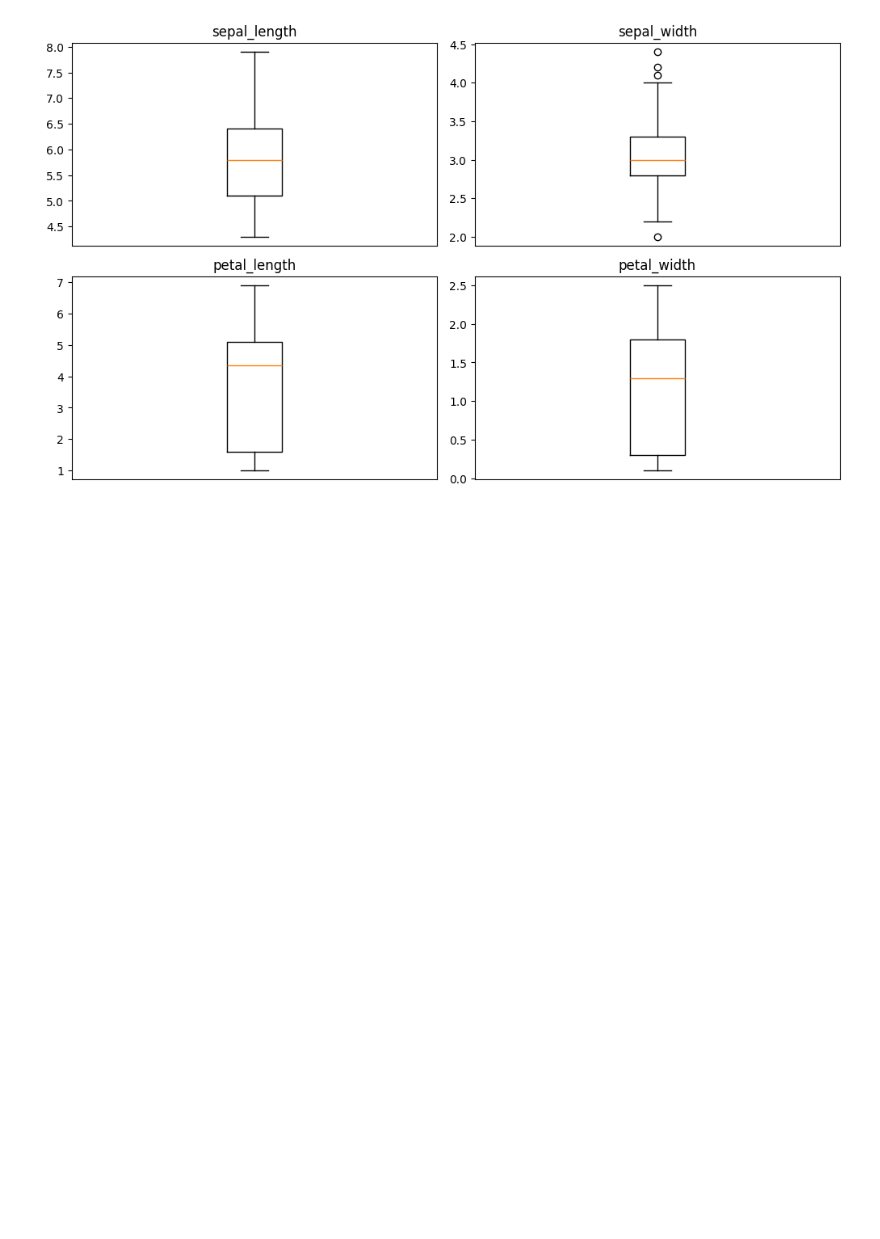
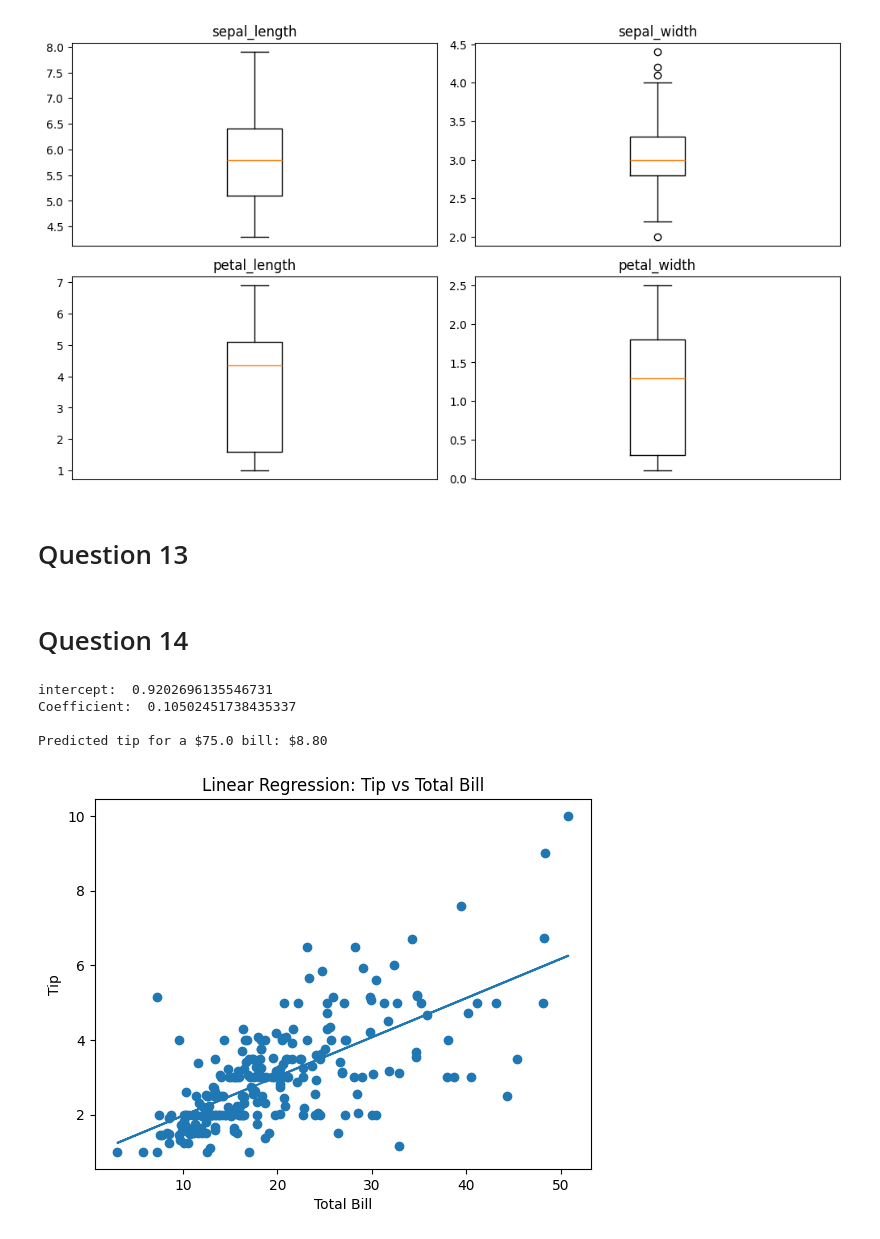
Before and after one commit to Arran-H/Big.Data, a Jupyter notebook: Jupyter.Notebook/Portfolio_UP2120040.ipynb, the cells around one changed output. Cells and saved outputs as stored; diff of their text form; code cells hidden in the pictures; blank space fills up the shorter version.

```diff
--- a/Jupyter.Notebook/Portfolio_UP2120040.ipynb
+++ b/Jupyter.Notebook/Portfolio_UP2120040.ipynb
@@ -346,3 +346,5 @@ plt.tight_layout()
 plt.show()
 # %% [output]
 [figure]
+# %% [markdown]
+# Question 13
@@ -348,0 +361,38 @@ plt.show()
+# %% [markdown]
+# Question 14
+# %%
+import seaborn as sns
+import numpy as np
+import matplotlib.pyplot as plt
+from sklearn.linear_model import LinearRegression
+
+tips = sns.load_dataset("tips")
+Feature = tips[["total_bill"]]
+Target = tips["tip"]
+
+model = LinearRegression()
+model.fit(Feature,Target)
+
+print("intercept: ",model.intercept_)
+print("Coefficient: ", model.coef_[0])
+
+#bill_amount = float(50)
+bill_amount = float(input("What is the bill amount?"))
+Predicted_Tip = model.predict([[bill_amount]])
+
+print(f"\nPredicted tip for a ${bill_amount} bill: ${Predicted_Tip[0]:.2f}")
+
+plt.scatter(Feature, Target)
+plt.plot(Feature, model.predict(Feature))
+plt.xlabel("Total Bill")
+plt.ylabel("Tip")
+plt.title("Linear Regression: Tip vs Total Bill")
+plt.show()
+
+#print("The predicted tip for a bill of:",bill_amount,Predicted_Tip[0]:.2f)
+# %% [output]
+intercept:  0.9202696135546731
+Coefficient:  0.10502451738435337
+
+Predicted tip for a $75.0 bill: $8.80
+[figure, added]
```
Also changed, not shown: parts of 4 cells of this notebook.
